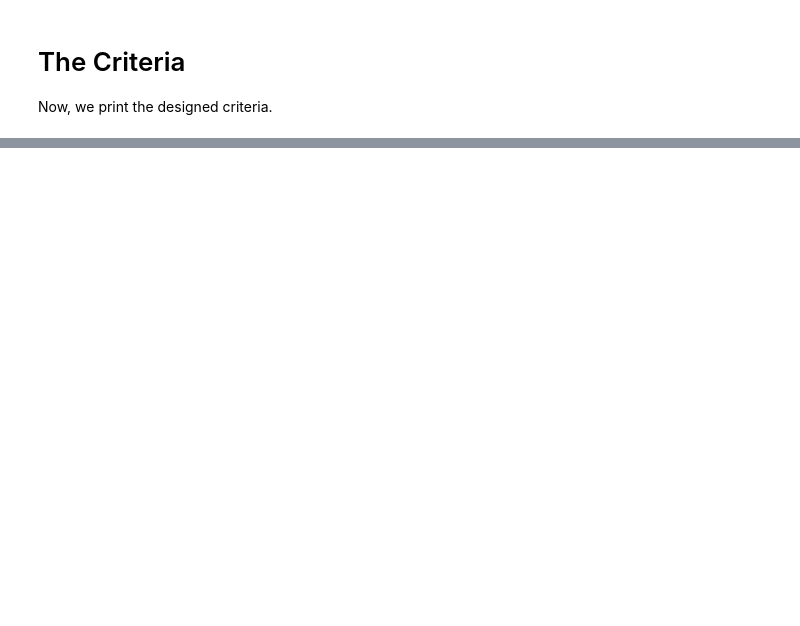
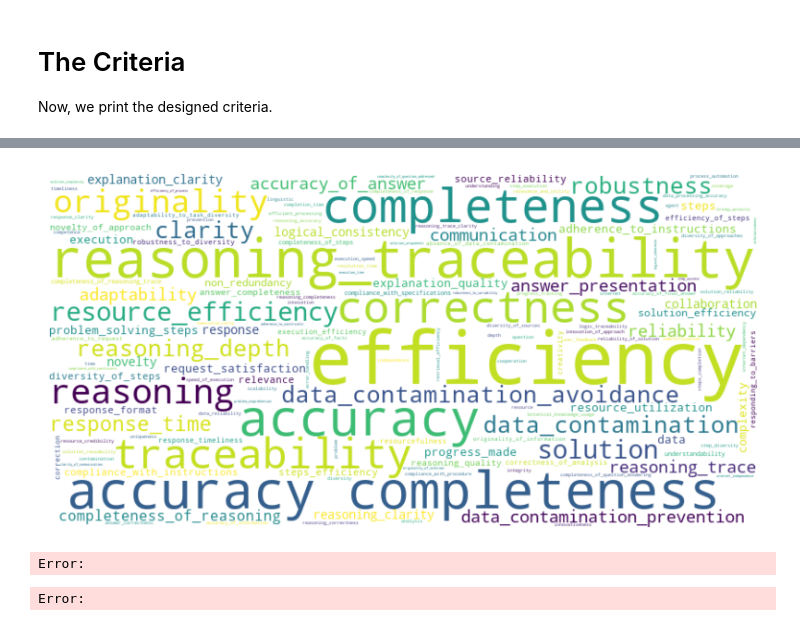
Before and after one commit to julianakiseleva/autogen, a Jupyter notebook: notebook/agenteval_summary_criteria.ipynb, the cells around one changed output, grey strips where cells are left out. Saved outputs shown, nothing was run; the diff lists cells and outputs as text; code cells hidden in the pictures; blank space fills up the shorter version.

Commit message:
update synonymous search

```diff
--- a/notebook/agenteval_summary_criteria.ipynb
+++ b/notebook/agenteval_summary_criteria.ipynb
@@ -306,0 +148,79 @@ get_quantifier("../test/test_files/agenteval-in-out/sample-gaia_1output_equal.js
+# %%
+import matplotlib.pyplot as plt
+from wordcloud import WordCloud
+
+# Your list of terms
+
+# Convert the list of terms into a single string
+text = " ".join(solution_based_c)
+
+# Create a WordCloud object
+wordcloud = WordCloud(width=800, height=400, background_color="white").generate(text)
+
+# Display the word cloud using matplotlib
+plt.figure(figsize=(10, 5))
+plt.imshow(wordcloud, interpolation="bilinear")
+plt.axis("off")
+plt.show()
+# %% [output]
+[figure, added]
+# %%
+from sentence_transformers import SentenceTransformer, util
+import os
+model = SentenceTransformer('paraphrase-MiniLM-L12-v2')
+
+
+def get_unique_with_sim(all_criteria_list_of_list,threshold):
+    #criteria_path='/home/narabzad/agenteval/experiments/test/test_files/agenteval-in-out/task_based'
+    all_criteria=[]
+    for l in all_criteria_list_of_list:
+        all_criteria+=l
+
+    #Compute embedding for both lists
+    embeddings1 = model.encode(all_criteria, convert_to_tensor=True)
+    embeddings2 = model.encode(all_criteria, convert_to_tensor=True)
+
+    #Compute cosine-similarities
+    cosine_scores = util.cos_sim(embeddings1, embeddings2)
+
+    #Output the pairs with their score
+
+    all_c_copy = all_criteria.copy()
+    for i in range(len(all_criteria)):
+        for j in range(i+1,len(all_criteria)):
+            if cosine_scores[i][j] > threshold:
+                if all_criteria[j] in all_c_copy:
+                    all_c_copy.remove(all_criteria[j])
+        print("{} \t\t {} \t\t Score: {:.4f}".format(all_criteria[i], all_criteria[j], cosine_scores[i][j]))
+
+    tmp=[]
+    for l in all_c_copy:
+        tmp+=l.split(' : ')[0]
+    return tmp
+
+cleaned_criteria = get_unique_with_sim(solution_based_c, 0.75)
+# %% [output]
+Error:
+# %%
+from sentence_transformers import SentenceTransformer
+import numpy as np
+
+def find_synonymous_in_list(word_list, threshold=0.75):
+    model = SentenceTransformer('paraphrase-MiniLM-L6-v2')  # Load a pre-trained SentenceTransformer model
+    embeddings = model.encode(word_list, convert_to_tensor=True)  # Compute embeddings for the word list
+
+    synonymous_pairs = []
+    for i, word in enumerate(word_list):
+        for j, other_word in enumerate(word_list):
+            if i != j:
+                cosine_sim = np.dot(embeddings[i], embeddings[j]) / (np.linalg.norm(embeddings[i]) * np.linalg.norm(embeddings[j]))
+                if cosine_sim > threshold:
+                    synonymous_pairs.append((word, other_word))
+    return synonymous_pairs
+
+# Example usage:
+word_list = ["happy", "joyful", "sad", "unhappy", "merry"]
+synonymous_pairs = find_synonymous_in_list(word_list)
+print(synonymous_pairs)
+# %% [output]
+Error:
```
Also changed, not shown: parts of 15 cells of this notebook.
